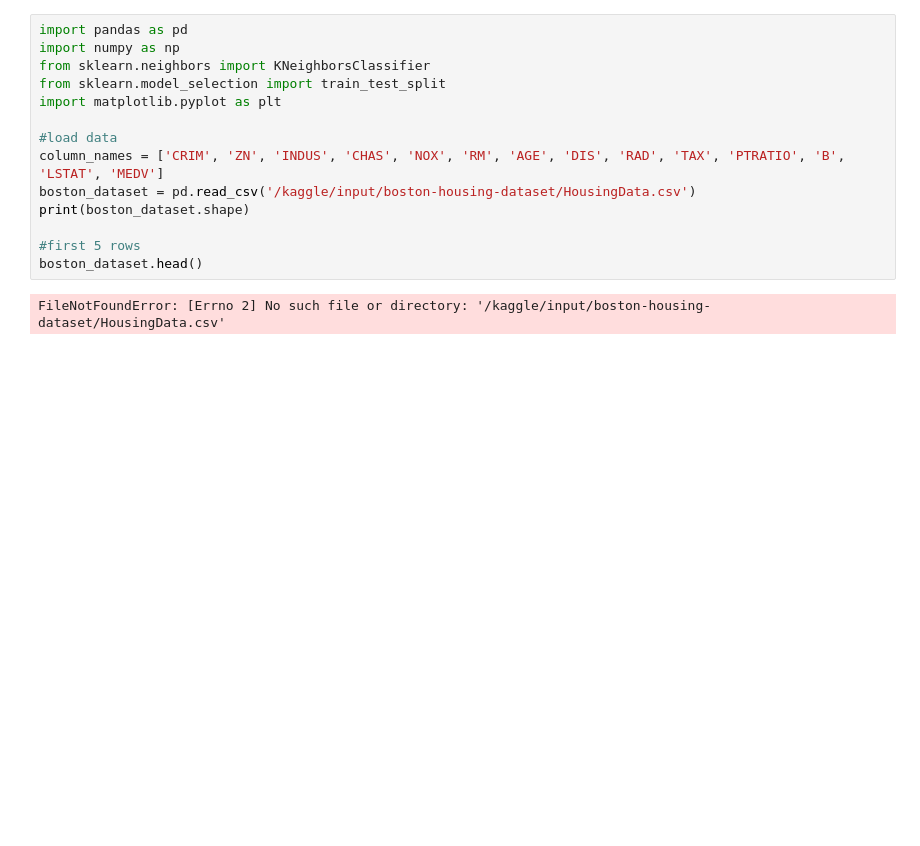
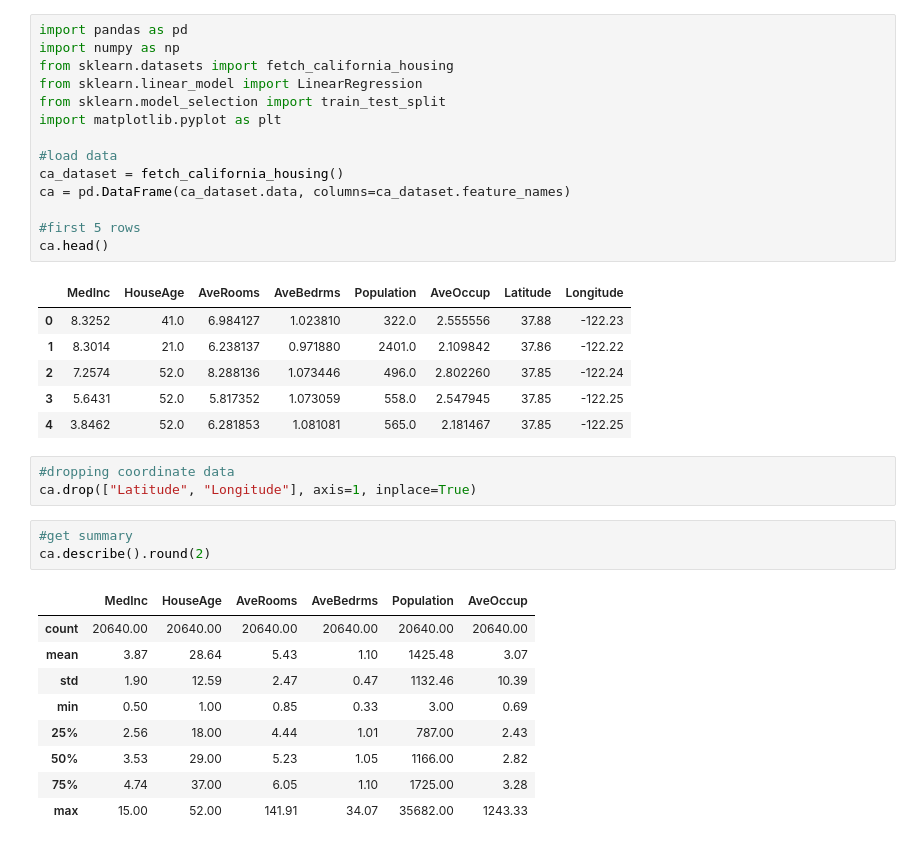
Before and after one commit to teohyc/sklearn, a Jupyter notebook: california_housing_linear_reg.ipynb, the cells around one changed output. Cells and saved outputs as stored; diff of their text form; blank space fills up the shorter version.

```diff
--- a/california_housing_linear_reg.ipynb
+++ b/california_housing_linear_reg.ipynb
@@ -1,16 +1,37 @@
 # %%
 import pandas as pd
 import numpy as np
-from sklearn.neighbors import KNeighborsClassifier
+from sklearn.datasets import fetch_california_housing
+from sklearn.linear_model import LinearRegression
 from sklearn.model_selection import train_test_split
 import matplotlib.pyplot as plt
 
 #load data
-column_names = ['CRIM', 'ZN', 'INDUS', 'CHAS', 'NOX', 'RM', 'AGE', 'DIS', 'RAD', 'TAX', 'PTRATIO', 'B', 'LSTAT', 'MEDV']
-boston_dataset = pd.read_csv('/kaggle/input/boston-housing-dataset/HousingData.csv')
-print(boston_dataset.shape)
+ca_dataset = fetch_california_housing()
+ca = pd.DataFrame(ca_dataset.data, columns=ca_dataset.feature_names)
 
 #first 5 rows
-boston_dataset.head()
+ca.head()
 # %% [output]
-FileNotFoundError: [Errno 2] No such file or directory: '/kaggle/input/boston-housing-dataset/HousingData.csv'
+|  | MedInc | HouseAge | AveRooms | AveBedrms | Population | AveOccup | Latitude | Longitude |
+| 0 | 8.3252 | 41.0 | 6.984127 | 1.023810 | 322.0 | 2.555556 | 37.88 | -122.23 |
+| 1 | 8.3014 | 21.0 | 6.238137 | 0.971880 | 2401.0 | 2.109842 | 37.86 | -122.22 |
+| 2 | 7.2574 | 52.0 | 8.288136 | 1.073446 | 496.0 | 2.802260 | 37.85 | -122.24 |
+| 3 | 5.6431 | 52.0 | 5.817352 | 1.073059 | 558.0 | 2.547945 | 37.85 | -122.25 |
+| 4 | 3.8462 | 52.0 | 6.281853 | 1.081081 | 565.0 | 2.181467 | 37.85 | -122.25 |
+# %%
+#dropping coordinate data
+ca.drop(["Latitude", "Longitude"], axis=1, inplace=True)
+# %%
+#get summary
+ca.describe().round(2)
+# %% [output]
+|  | MedInc | HouseAge | AveRooms | AveBedrms | Population | AveOccup |
+| count | 20640.00 | 20640.00 | 20640.00 | 20640.00 | 20640.00 | 20640.00 |
+| mean | 3.87 | 28.64 | 5.43 | 1.10 | 1425.48 | 3.07 |
+| std | 1.90 | 12.59 | 2.47 | 0.47 | 1132.46 | 10.39 |
+| min | 0.50 | 1.00 | 0.85 | 0.33 | 3.00 | 0.69 |
+| 25% | 2.56 | 18.00 | 4.44 | 1.01 | 787.00 | 2.43 |
+| 50% | 3.53 | 29.00 | 5.23 | 1.05 | 1166.00 | 2.82 |
+| 75% | 4.74 | 37.00 | 6.05 | 1.10 | 1725.00 | 3.28 |
+| max | 15.00 | 52.00 | 141.91 | 34.07 | 35682.00 | 1243.33 |
```
Also changed, not shown: parts of 10 cells of this notebook, 2 other files.
